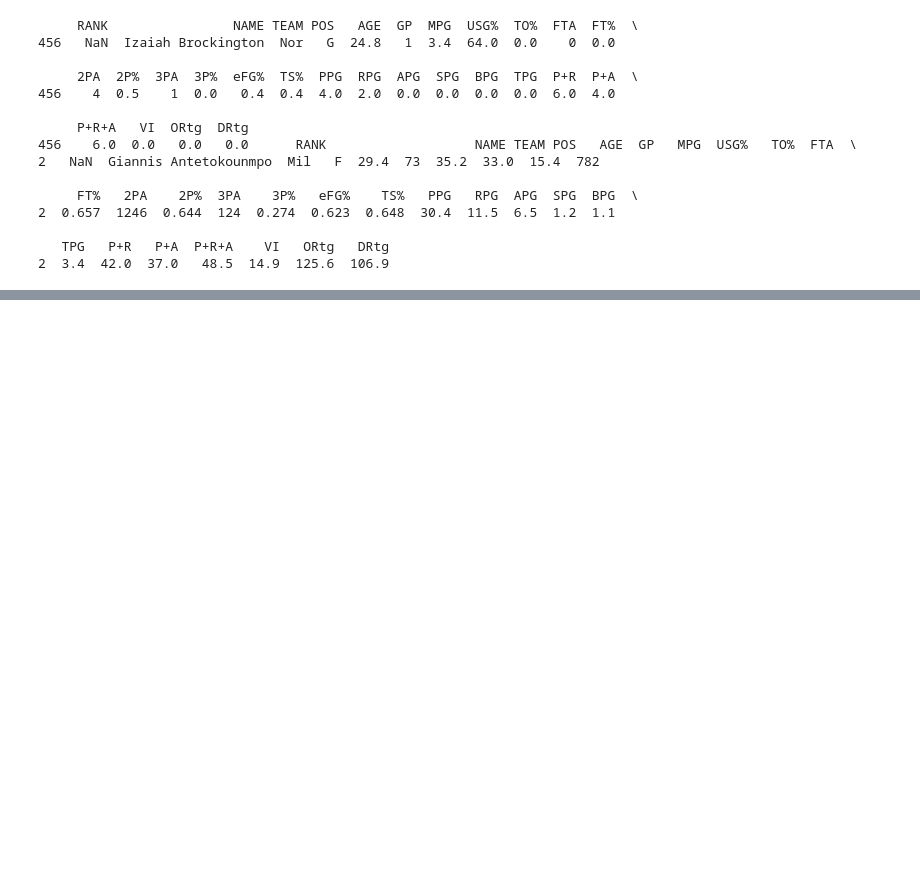
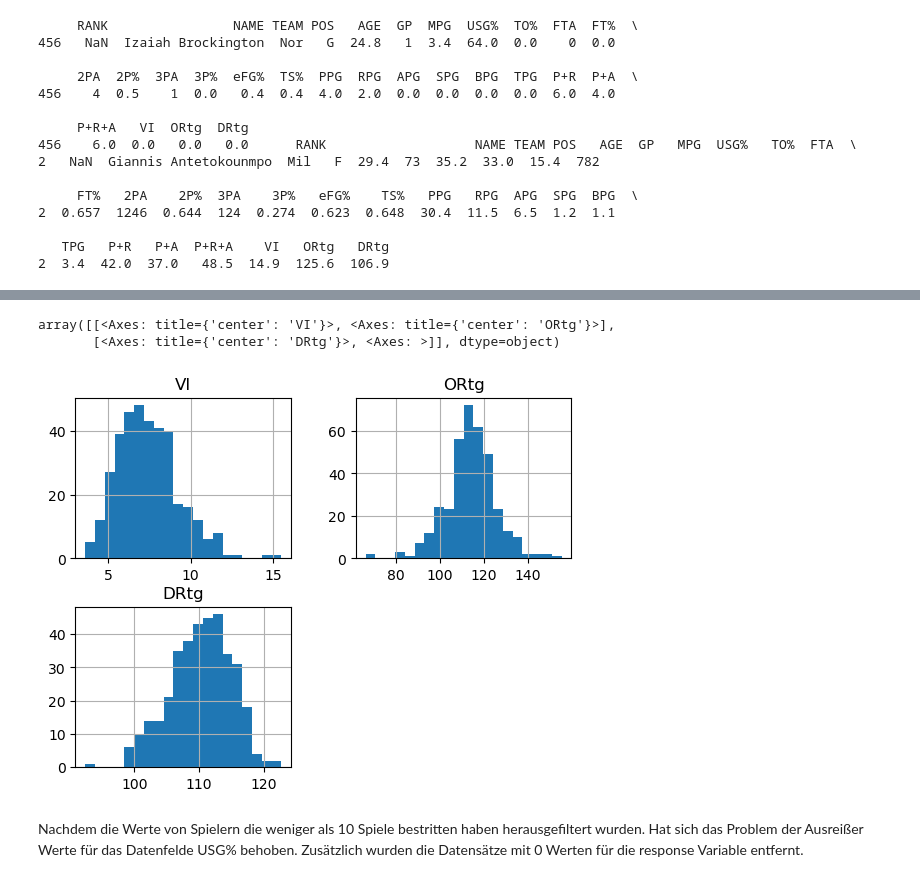
Before and after one commit to BASTIANGROE/project-bg055-nba, a Jupyter notebook: Notebooks/draft-analysis.ipynb, the cells around one changed output, grey strips where cells are left out. Saved outputs shown, nothing was run; the diff lists cells and outputs as text; code cells hidden in the pictures; blank space fills up the shorter version.

```diff
--- a/Notebooks/draft-analysis.ipynb
+++ b/Notebooks/draft-analysis.ipynb
@@ -245,5 +390,5 @@ predictorListCat = ["TEAM", "POS"]
 responselist = ["VI", "ORtg", "DRtg"]
 # %%
 # 5. Data splitting
-X = df_mingames.drop(columns=predictorlist)
+X = df_mingames[predictorlist]
 y = df_mingames[responselist]
@@ -260,0 +436,9 @@ Test set: (81, 5), (81, 3)
+# %%
+hist = y_train.hist(bins=20)
+hist
+# %% [output]
+array([[<Axes: title={'center': 'VI'}>, <Axes: title={'center': 'ORtg'}>],
+       [<Axes: title={'center': 'DRtg'}>, <Axes: >]], dtype=object)
+[figure, added]
+# %% [markdown]
+Nachdem die Werte von Spielern die weniger als 10 Spiele bestritten haben herausgefiltert wurden. Hat sich das Problem der Ausreißer Werte für das Datenfelde USG% behoben. Zusätzlich wurden die Datensätze mit 0 Werten für die response Variable entfernt.
```
Also changed, not shown: parts of 23 cells of this notebook.
